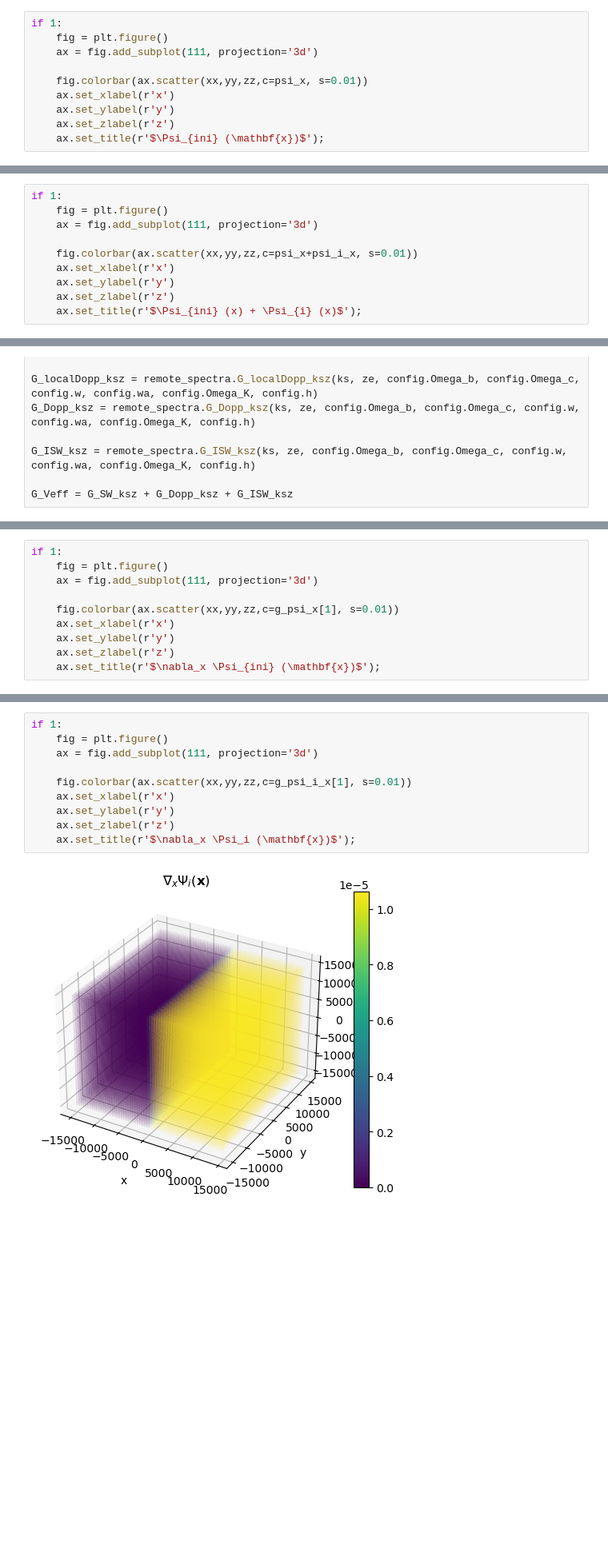
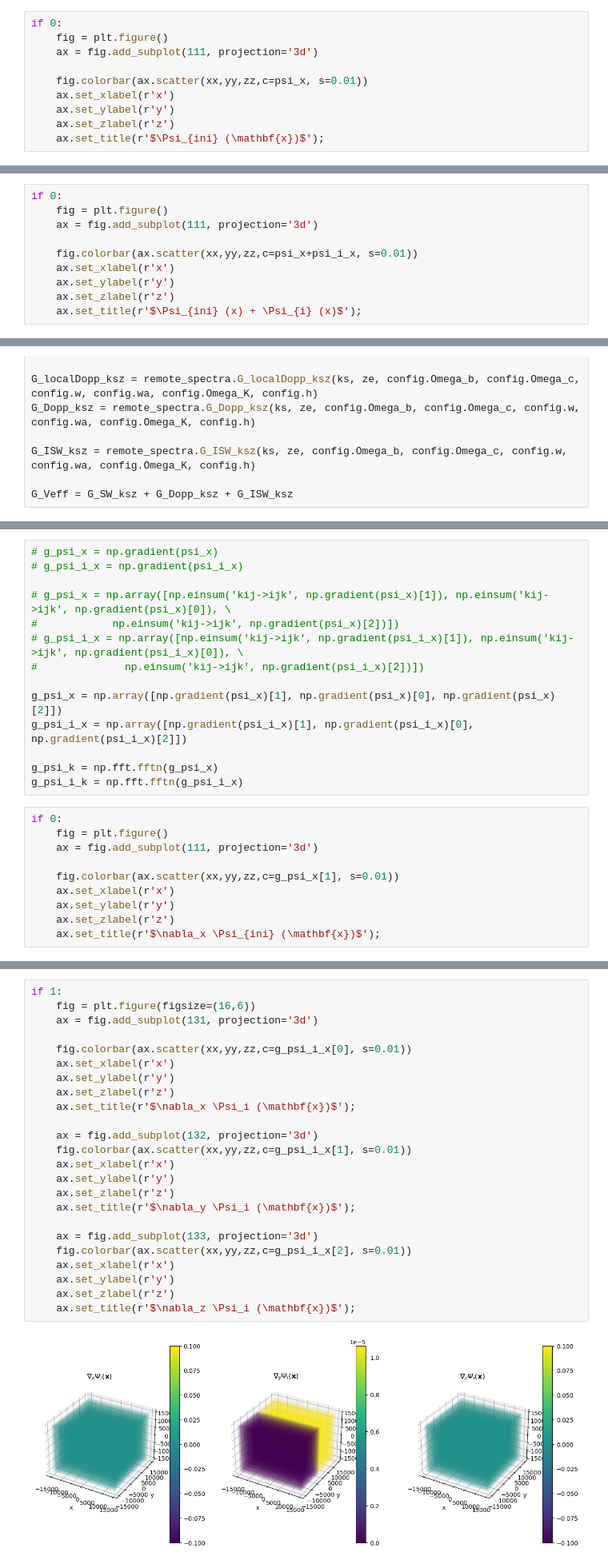
Before and after one commit to catketchup/ReCCO, a Jupyter notebook: code/Pylian_test.ipynb, the cells around one changed output, grey strips where cells are left out. Shown at 80% size. Cells and saved outputs as stored; diff of their text form; blank space fills up the shorter version.

```diff
--- a/code/Pylian_test.ipynb
+++ b/code/Pylian_test.ipynb
@@ -183,7 +183,7 @@ print(k.max())
 0.011608315931098994
 0.011608315931098992
 # %%
-if 1:
+if 0:
     fig = plt.figure()
     ax = fig.add_subplot(111, projection='3d')
 
@@ -258,5 +269,5 @@ if 1:
 # %%
-if 1:
+if 0:
     fig = plt.figure()
     ax = fig.add_subplot(111, projection='3d')
 
@@ -358,5 +357,19 @@ g_psi_i_k = np.fft.fftn(g_psi_i_x)
+# %%
+# g_psi_x = np.gradient(psi_x)
+# g_psi_i_x = np.gradient(psi_i_x)
+
+# g_psi_x = np.array([np.einsum('kij->ijk', np.gradient(psi_x)[1]), np.einsum('kij->ijk', np.gradient(psi_x)[0]), \
+#            np.einsum('kij->ijk', np.gradient(psi_x)[2])])
+# g_psi_i_x = np.array([np.einsum('kij->ijk', np.gradient(psi_i_x)[1]), np.einsum('kij->ijk', np.gradient(psi_i_x)[0]), \
+#              np.einsum('kij->ijk', np.gradient(psi_i_x)[2])])
+
+g_psi_x = np.array([np.gradient(psi_x)[1], np.gradient(psi_x)[0], np.gradient(psi_x)[2]])
+g_psi_i_x = np.array([np.gradient(psi_i_x)[1], np.gradient(psi_i_x)[0], np.gradient(psi_i_x)[2]])
+
+g_psi_k = np.fft.fftn(g_psi_x)
+g_psi_i_k = np.fft.fftn(g_psi_i_x)
 # %%
-if 1:
+if 0:
     fig = plt.figure()
     ax = fig.add_subplot(111, projection='3d')
 
@@ -370,14 +381,28 @@ if 1:
 # %%
 if 1:
-    fig = plt.figure()
-    ax = fig.add_subplot(111, projection='3d')
+    fig = plt.figure(figsize=(16,6))
+    ax = fig.add_subplot(131, projection='3d')
 
+    fig.colorbar(ax.scatter(xx,yy,zz,c=g_psi_i_x[0], s=0.01))
+    ax.set_xlabel(r'x')
+    ax.set_ylabel(r'y')
+    ax.set_zlabel(r'z')
+    ax.set_title(r'$\nabla_x \Psi_i (\mathbf{x})$');
+
+    ax = fig.add_subplot(132, projection='3d')
     fig.colorbar(ax.scatter(xx,yy,zz,c=g_psi_i_x[1], s=0.01))
     ax.set_xlabel(r'x')
     ax.set_ylabel(r'y')
     ax.set_zlabel(r'z')
-    ax.set_title(r'$\nabla_x \Psi_i (\mathbf{x})$');
+    ax.set_title(r'$\nabla_y \Psi_i (\mathbf{x})$');
+
+    ax = fig.add_subplot(133, projection='3d')
+    fig.colorbar(ax.scatter(xx,yy,zz,c=g_psi_i_x[2], s=0.01))
+    ax.set_xlabel(r'x')
+    ax.set_ylabel(r'y')
+    ax.set_zlabel(r'z')
+    ax.set_title(r'$\nabla_z \Psi_i (\mathbf{x})$');
 # %% [output]
-[figure, old version]
+[figure, new version]
 # %%
 def ThreeDEvolve(G_itp, input_field_k, kk):
```
Also changed, not shown: parts of 16 cells of this notebook.
